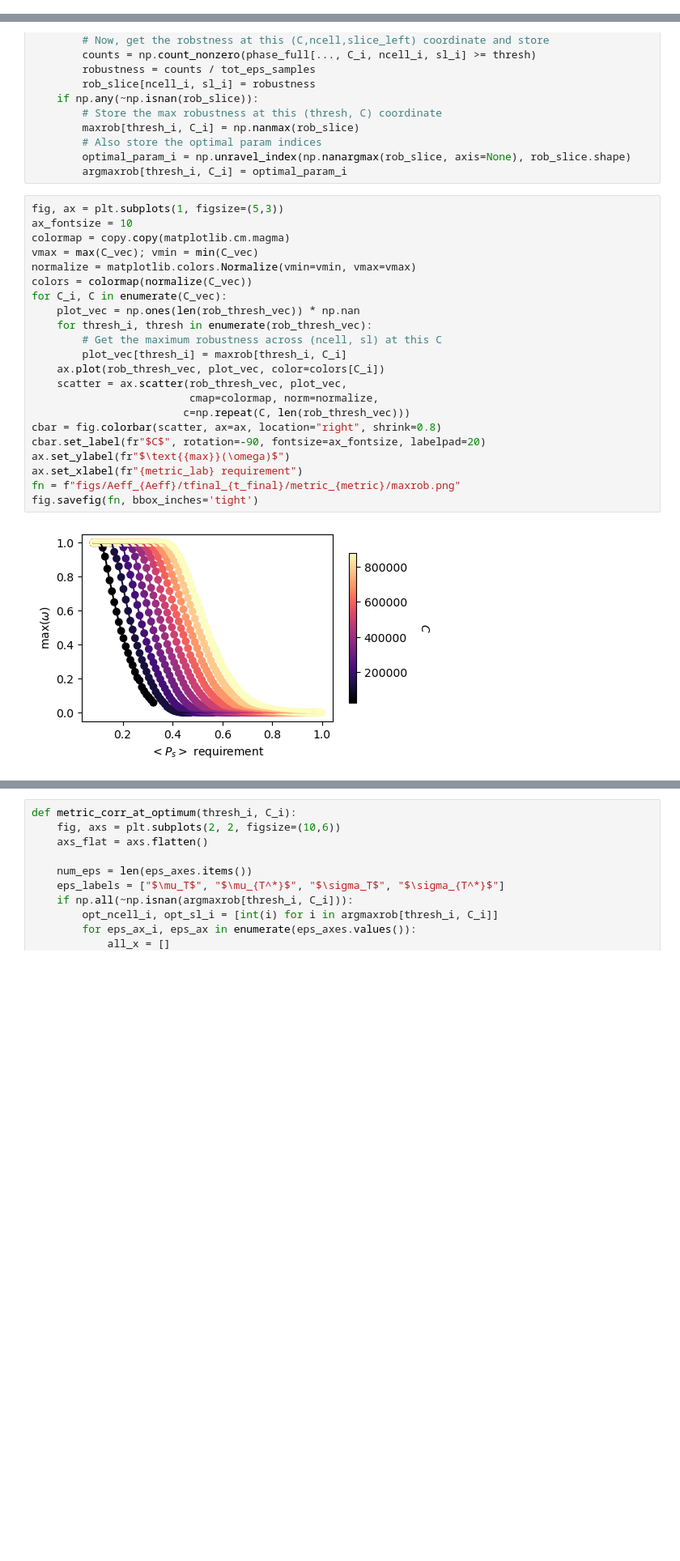
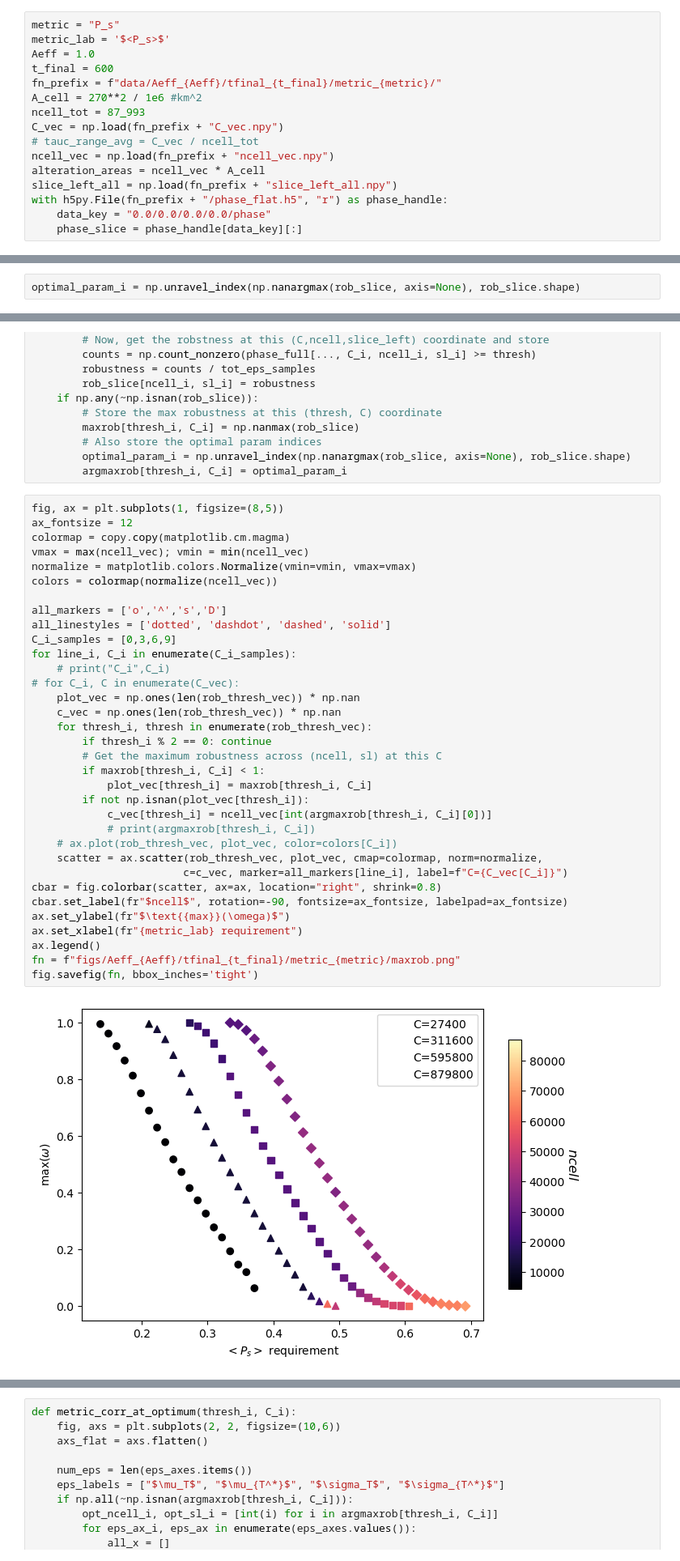
Before and after one commit to patricklawton/TecateCypress, a Jupyter notebook: sensitivity/viz.ipynb, the cells around one changed output, grey strips where cells are left out. Shown at 81% size. Drawn from its saved outputs; the diff is of its cells as text; blank space fills up the shorter version.

```diff
--- a/sensitivity/viz.ipynb
+++ b/sensitivity/viz.ipynb
@@ -30,0 +67,16 @@ project = sg.get_project()
+# %%
+metric = "P_s"
+metric_lab = '$<P_s>$'
+Aeff = 1.0
+t_final = 600
+fn_prefix = f"data/Aeff_{Aeff}/tfinal_{t_final}/metric_{metric}/"
+A_cell = 270**2 / 1e6 #km^2
+ncell_tot = 87_993
+C_vec = np.load(fn_prefix + "C_vec.npy")
+# tauc_range_avg = C_vec / ncell_tot
+ncell_vec = np.load(fn_prefix + "ncell_vec.npy")
+alteration_areas = ncell_vec * A_cell
+slice_left_all = np.load(fn_prefix + "slice_left_all.npy")
+with h5py.File(fn_prefix + "/phase_flat.h5", "r") as phase_handle:
+    data_key = "0.0/0.0/0.0/0.0/phase"
+    phase_slice = phase_handle[data_key][:]
@@ -30,0 +118,2 @@ project = sg.get_project()
+# %%
+optimal_param_i = np.unravel_index(np.nanargmax(rob_slice, axis=None), rob_slice.shape)
@@ -168,26 +291,38 @@ for (thresh_i, thresh), (C_i, C) in product(enumerate(rob_thresh_vec),
         optimal_param_i = np.unravel_index(np.nanargmax(rob_slice, axis=None), rob_slice.shape)
         argmaxrob[thresh_i, C_i] = optimal_param_i
 # %%
-fig, ax = plt.subplots(1, figsize=(5,3))
-ax_fontsize = 10
+fig, ax = plt.subplots(1, figsize=(8,5))
+ax_fontsize = 12
 colormap = copy.copy(matplotlib.cm.magma)
-vmax = max(C_vec); vmin = min(C_vec)
+vmax = max(ncell_vec); vmin = min(ncell_vec)
 normalize = matplotlib.colors.Normalize(vmin=vmin, vmax=vmax)
-colors = colormap(normalize(C_vec))
-for C_i, C in enumerate(C_vec):
+colors = colormap(normalize(ncell_vec))
+
+all_markers = ['o','^','s','D']
+all_linestyles = ['dotted', 'dashdot', 'dashed', 'solid']
+C_i_samples = [0,3,6,9]
+for line_i, C_i in enumerate(C_i_samples):
+    # print("C_i",C_i)
+# for C_i, C in enumerate(C_vec):
     plot_vec = np.ones(len(rob_thresh_vec)) * np.nan
+    c_vec = np.ones(len(rob_thresh_vec)) * np.nan
     for thresh_i, thresh in enumerate(rob_thresh_vec):
+        if thresh_i % 2 == 0: continue
         # Get the maximum robustness across (ncell, sl) at this C
-        plot_vec[thresh_i] = maxrob[thresh_i, C_i]
-    ax.plot(rob_thresh_vec, plot_vec, color=colors[C_i])
-    scatter = ax.scatter(rob_thresh_vec, plot_vec,
-                         cmap=colormap, norm=normalize,
-                        c=np.repeat(C, len(rob_thresh_vec)))
+        if maxrob[thresh_i, C_i] < 1:
+            plot_vec[thresh_i] = maxrob[thresh_i, C_i]
+        if not np.isnan(plot_vec[thresh_i]):
+            c_vec[thresh_i] = ncell_vec[int(argmaxrob[thresh_i, C_i][0])]
+            # print(argmaxrob[thresh_i, C_i])
+    # ax.plot(rob_thresh_vec, plot_vec, color=colors[C_i])
+    scatter = ax.scatter(rob_thresh_vec, plot_vec, cmap=colormap, norm=normalize,
+                        c=c_vec, marker=all_markers[line_i], label=f"C={C_vec[C_i]}")
 cbar = fig.colorbar(scatter, ax=ax, location="right", shrink=0.8)
-cbar.set_label(fr"$C$", rotation=-90, fontsize=ax_fontsize, labelpad=20)
+cbar.set_label(fr"$ncell$", rotation=-90, fontsize=ax_fontsize, labelpad=ax_fontsize)
 ax.set_ylabel(fr"$\text{{max}}(\omega)$")
 ax.set_xlabel(fr"{metric_lab} requirement")
+ax.legend()
 fn = f"figs/Aeff_{Aeff}/tfinal_{t_final}/metric_{metric}/maxrob.png"
 fig.savefig(fn, bbox_inches='tight')
 # %% [output]
-[figure, old version]
+[figure, new version]
```
Also changed, not shown: parts of 14 cells of this notebook, 7 other files.
